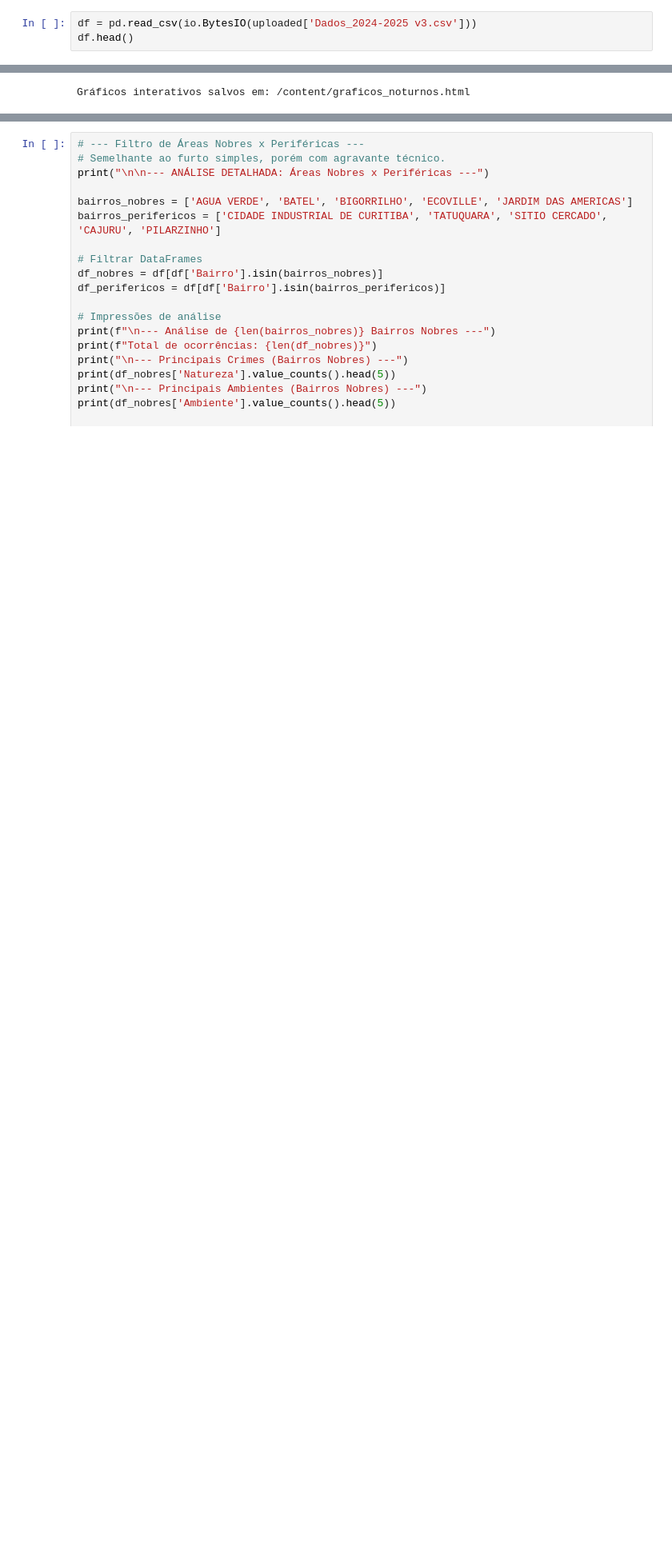
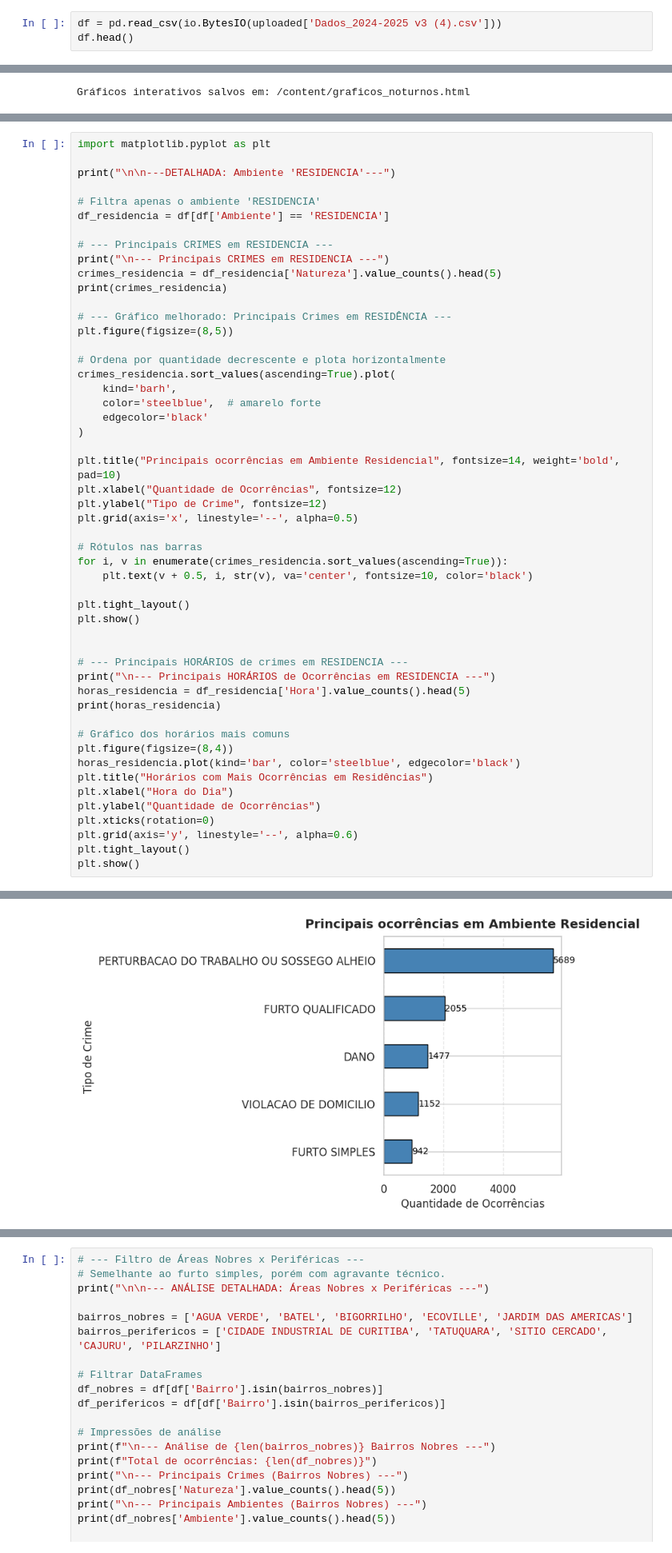
Before and after one commit to GuilhermeOliveiraAgenor/Analise-Seguranca-Curitiba, a Jupyter notebook: analise_de_segurança__ambiente.ipynb, the cells around one changed output, grey strips where cells are left out. Shown at 80% size. Cells and saved outputs as stored; diff of their text form; blank space fills up the shorter version.

```diff
--- a/analise_de_segurança__ambiente.ipynb
+++ b/analise_de_segurança__ambiente.ipynb
@@ -11,3 +11,3 @@ Saving Dados_2024-2025 v3.csv to Dados_2024-2025 v3.csv
 # %%
-df = pd.read_csv(io.BytesIO(uploaded['Dados_2024-2025 v3.csv']))
+df = pd.read_csv(io.BytesIO(uploaded['Dados_2024-2025 v3 (4).csv']))
 df.head()
@@ -431,0 +377,52 @@ Name: count, dtype: int64
+# %%
+import matplotlib.pyplot as plt
+
+print("\n\n---DETALHADA: Ambiente 'RESIDENCIA'---")
+
+# Filtra apenas o ambiente 'RESIDENCIA'
+df_residencia = df[df['Ambiente'] == 'RESIDENCIA']
+
+# --- Principais CRIMES em RESIDENCIA ---
+print("\n--- Principais CRIMES em RESIDENCIA ---")
+crimes_residencia = df_residencia['Natureza'].value_counts().head(5)
+print(crimes_residencia)
+
+# --- Gráfico melhorado: Principais Crimes em RESIDÊNCIA ---
+plt.figure(figsize=(8,5))
+
+# Ordena por quantidade decrescente e plota horizontalmente
+crimes_residencia.sort_values(ascending=True).plot(
+    kind='barh',
+    color='steelblue',  # amarelo forte
+    edgecolor='black'
+)
+
+plt.title("Principais ocorrências em Ambiente Residencial", fontsize=14, weight='bold', pad=10)
+plt.xlabel("Quantidade de Ocorrências", fontsize=12)
+plt.ylabel("Tipo de Crime", fontsize=12)
+plt.grid(axis='x', linestyle='--', alpha=0.5)
+
+# Rótulos nas barras
+for i, v in enumerate(crimes_residencia.sort_values(ascending=True)):
+    plt.text(v + 0.5, i, str(v), va='center', fontsize=10, color='black')
+
+plt.tight_layout()
+plt.show()
+
+
+# --- Principais HORÁRIOS de crimes em RESIDENCIA ---
+print("\n--- Principais HORÁRIOS de Ocorrências em RESIDENCIA ---")
+horas_residencia = df_residencia['Hora'].value_counts().head(5)
+print(horas_residencia)
+
+# Gráfico dos horários mais comuns
+plt.figure(figsize=(8,4))
+horas_residencia.plot(kind='bar', color='steelblue', edgecolor='black')
+plt.title("Horários com Mais Ocorrências em Residências")
+plt.xlabel("Hora do Dia")
+plt.ylabel("Quantidade de Ocorrências")
+plt.xticks(rotation=0)
+plt.grid(axis='y', linestyle='--', alpha=0.6)
+plt.tight_layout()
+plt.show()
+# %% [output]
@@ -431,0 +439 @@ Name: count, dtype: int64
+[figure, added]
```
Also changed, not shown: parts of 6 cells of this notebook.
